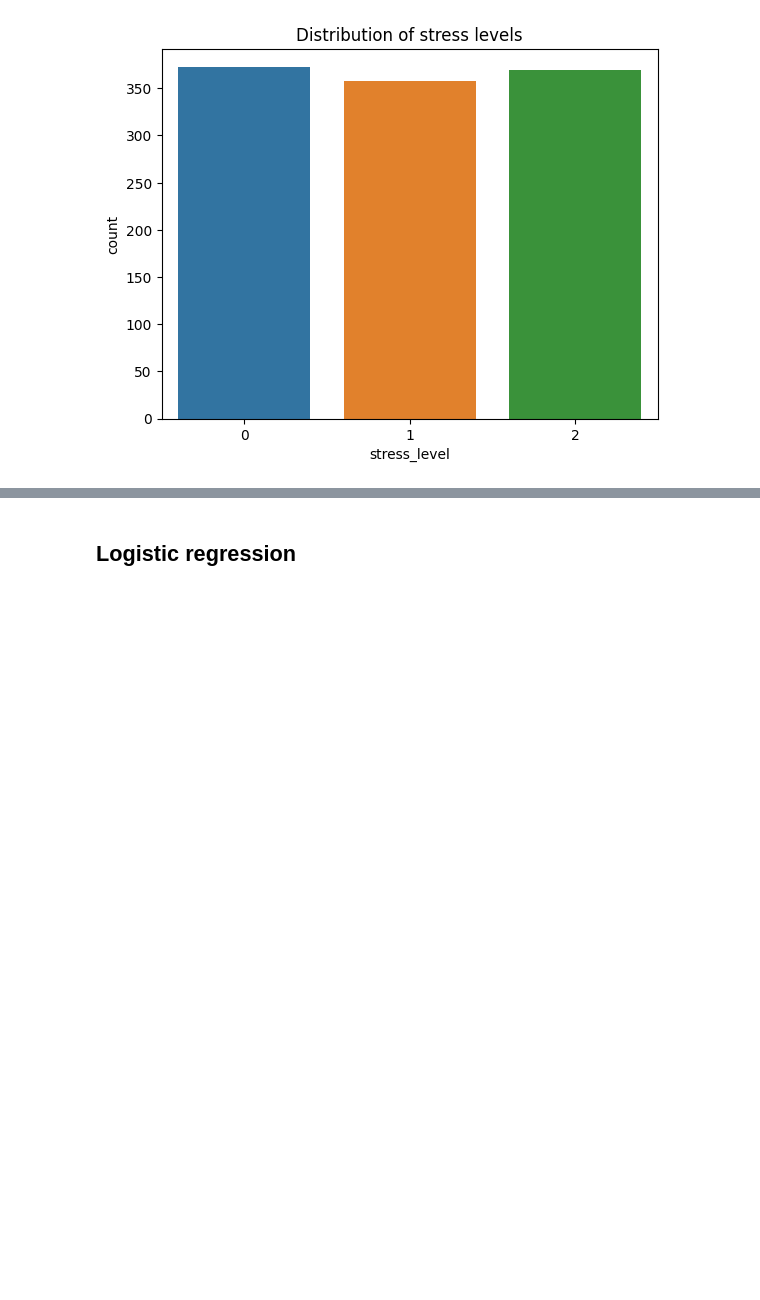
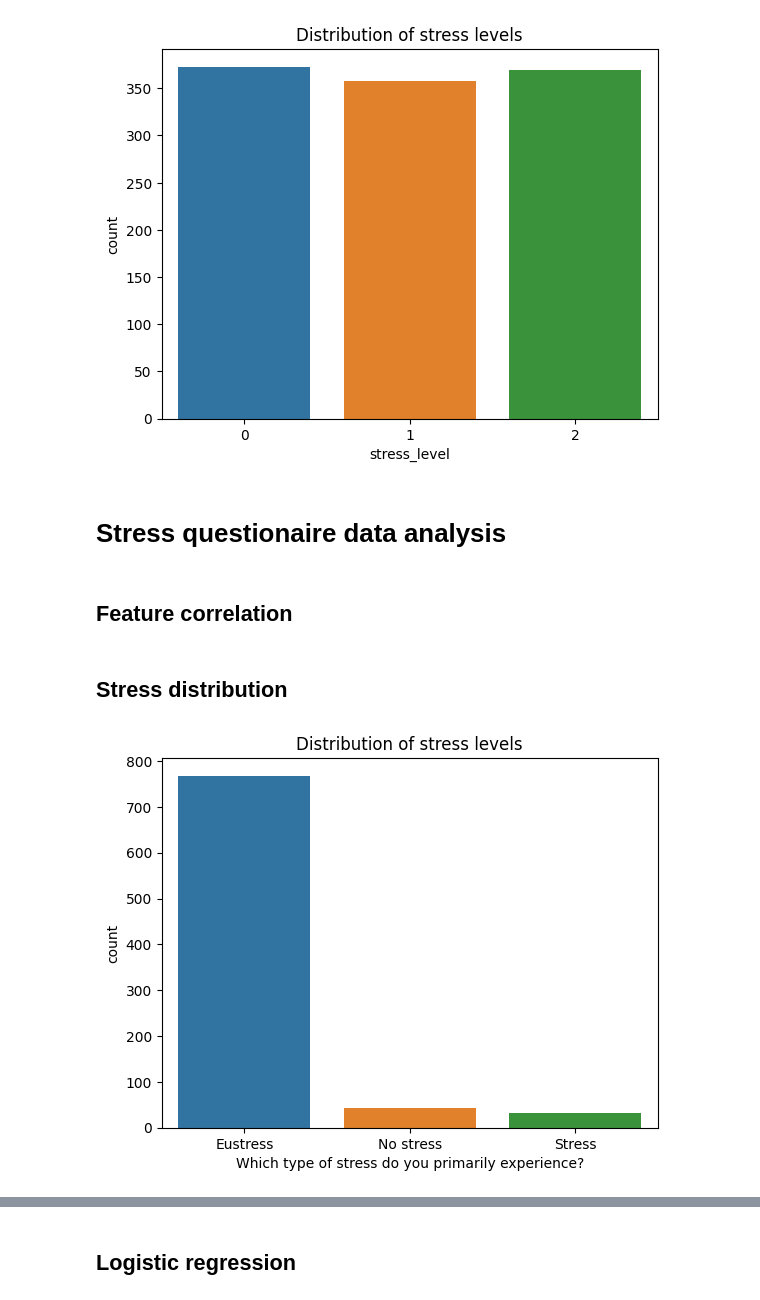
Before and after one commit to 0xRobinman/Kaggle-notebooks, a Jupyter notebook: Student_stress.ipynb, the cells around one changed output, grey strips where cells are left out. Saved outputs shown, nothing was run; the diff lists cells and outputs as text; code cells hidden in the pictures; blank space fills up the shorter version.

Commit message:
Kaggle

```diff
--- a/Student_stress.ipynb
+++ b/Student_stress.ipynb
@@ -20,6 +20,7 @@ import warnings
 warnings.filterwarnings('ignore')
 
 stress_level_df = pd.read_csv('/kaggle/input/student-stress-monitoring-datasets/StressLevelDataset.csv')
+stress_df = pd.read_csv('/kaggle/input/student-stress-monitoring-datasets/Stress_Dataset.csv')
 # %%
 stress_level_df.columns
 # %% [output]
@@ -50,0 +82,7 @@ stress_level_df.head()
+# %%
+stress_df['Which type of stress do you primarily experience?'] = stress_df['Which type of stress do you primarily experience?'].replace({
+    'Eustress (Positive Stress) - Stress that motivates and enhances performance.': 'Eustress',
+    'No Stress - Currently experiencing minimal to no stress.': 'No stress',
+    'Distress (Negative Stress) - Stress that causes anxiety and impairs well-being.': 'Stress'
+})
+stress_df['Which type of stress do you primarily experience?'].unique()
@@ -88,4 +152,16 @@ plt.title("Distribution of stress levels")
 plt.show()
 # %% [output]
 [figure]
+# %% [markdown]
+# Stress questionaire data analysis
+# %% [markdown]
+## Feature correlation
+# %% [markdown]
+## Stress distribution
+# %%
+sns.countplot(x='Which type of stress do you primarily experience?', data=stress_df)
+plt.title("Distribution of stress levels")
+plt.show()
+# %% [output]
+[figure, added]
 # %% [markdown]
```
Also changed, not shown: parts of 12 cells of this notebook.
